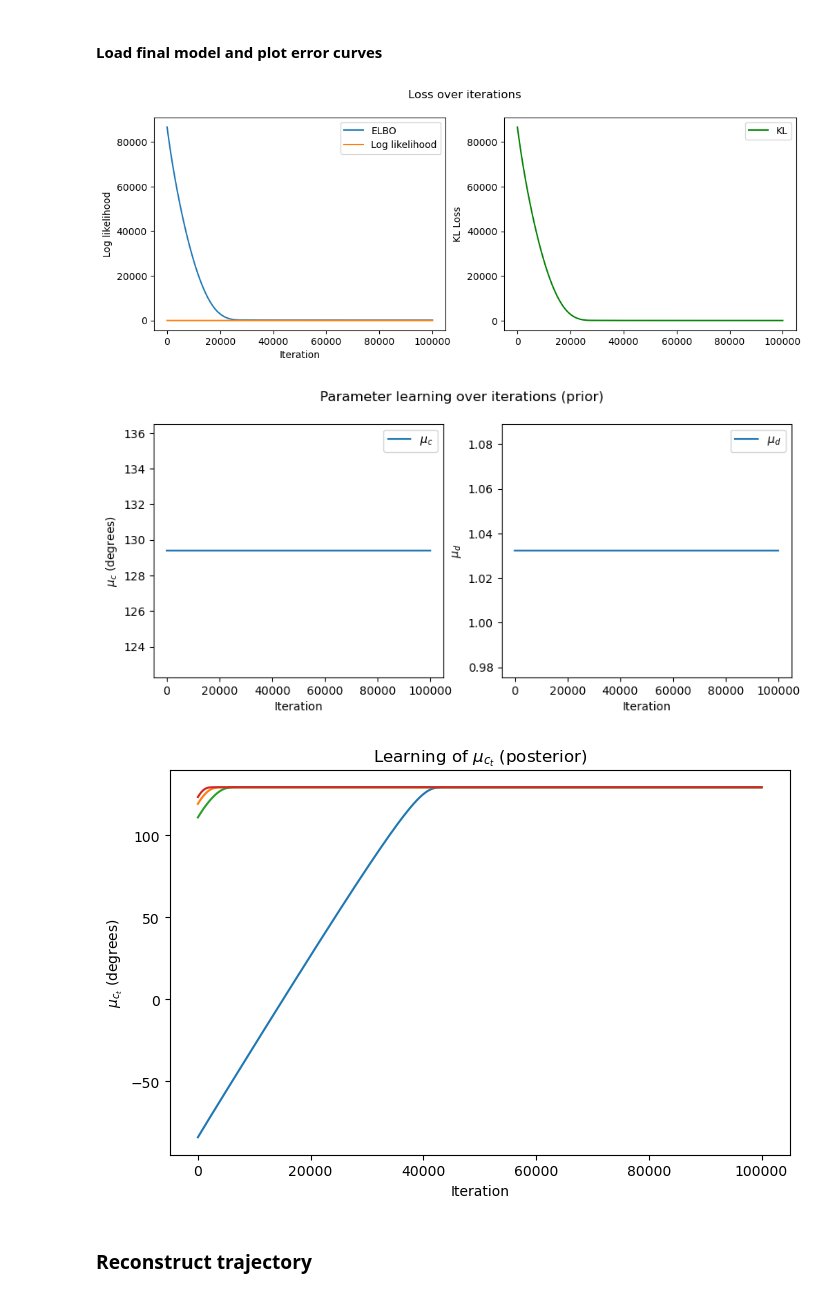
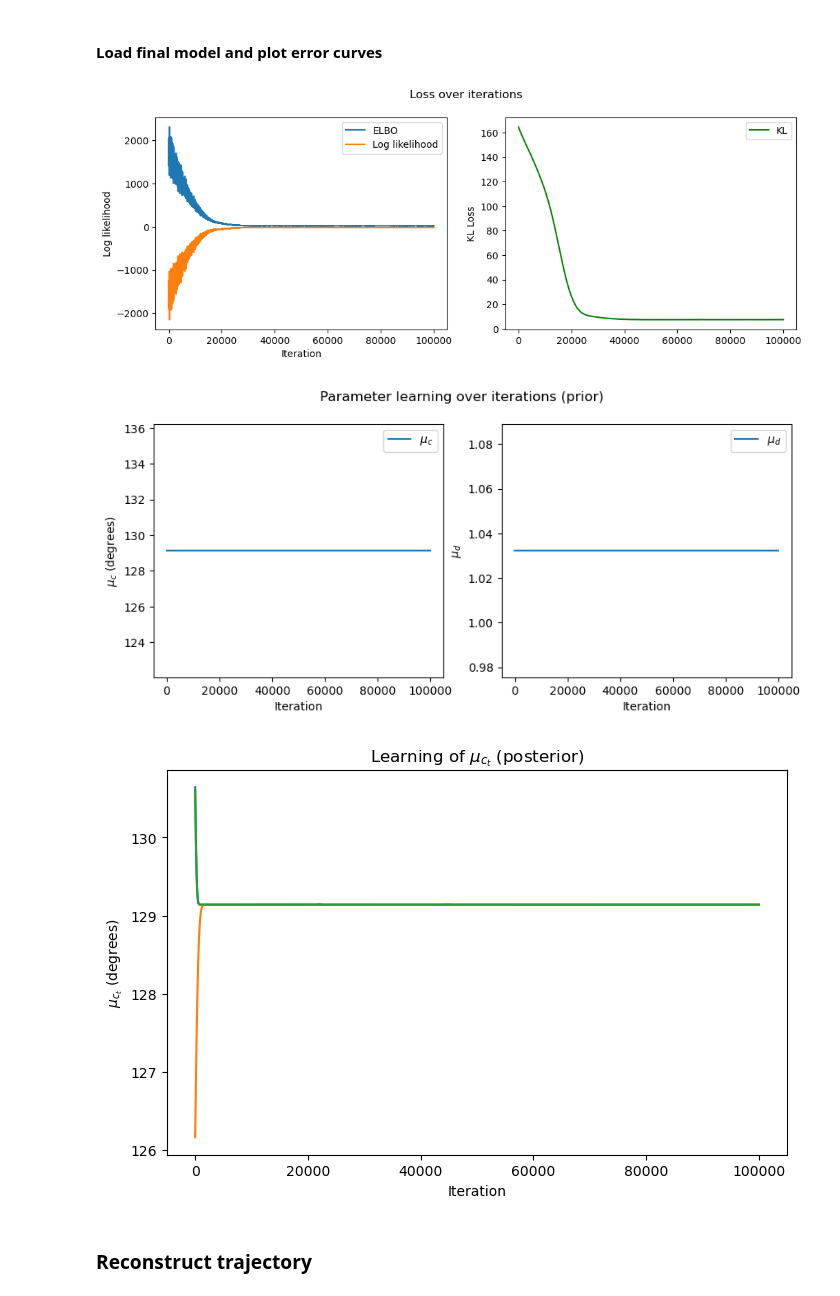
Before and after one commit to nguyen-td/perceptual-straightening, a Jupyter notebook: main.ipynb, the cells around one changed output. Cells and saved outputs as stored; diff of their text form; code cells hidden in the pictures.

Commit message:
initialize posterior with MLE

```diff
--- a/main.ipynb
+++ b/main.ipynb
@@ -97,0 +104,22 @@ sigma_post_init = torch.randn(N-1, 3 + (N-1), 3 + (N-1))
+# %%
+# create initial values
+mu_post_d_init = torch.mean(d.detach(), 0)
+mu_post_c_init = torch.mean(c.detach(), 0)
+mu_post_a_init = torch.mean(a.detach(), 0)
+mu_post_l_init = torch.tensor([0.0])
+M = torch.numel(mu_post_d_init) + torch.numel(mu_post_c_init) + torch.numel(mu_post_a_init) + torch.numel(mu_post_l_init)
+
+sigma_post_init = torch.randn(M, M)
+
+mu_prior_d_init = torch.mean(mu_post_d_init)
+mu_prior_c_init = torch.mean(mu_post_c_init)
+mu_prior_a_init = torch.zeros(N-1, requires_grad=False) # maybe change that to be the mean of the posterior
+mu_prior_l_init = torch.tensor([0.0], requires_grad=False)
+
+d_size = N - 1
+c_size = N - 2
+a_size = (N - 1) * (N - 2)
+sigma_prior_d_init = torch.var(mu_post_d_init, correction=False, keepdim=True) + torch.exp(0.5 * torch.mean(torch.diag(sigma_post_init)[:d_size]))
+sigma_prior_c_init = torch.var(mu_post_c_init, correction=False, keepdim=True) + torch.exp(0.5 * torch.mean(torch.diag(sigma_post_init)[d_size:d_size + c_size]))
+sigma_prior_a_init = torch.var(mu_post_a_init, dim=0, correction=False) + torch.exp(0.5 * torch.mean(torch.diag(sigma_post_init)[d_size + c_size:d_size + c_size + a_size]))
+sigma_prior_l_init = torch.tensor([1.0], requires_grad=False)
@@ -159,8 +192,8 @@ ll_loss = np.zeros(iterations)
 # variables
 c_prior = np.zeros(iterations)
 d_prior = np.zeros(iterations)
-c_post = np.zeros((N-1, iterations))
-# c_post = np.zeros((N-2, iterations))
+# c_post = np.zeros((N-1, iterations))
+c_post = np.zeros((N-2, iterations))
 
 best_iteration = 0
 for i in range(iterations):
@@ -180,9 +213,9 @@ for i in range(iterations):
     errors[i] = loss.item()
     kl_loss[i] = kl.item()
     ll_loss[i] = log_ll.item()
-    c_prior[i] = model.mu_prior_c.detach().numpy()[0] * (180 / np.pi)
-    d_prior[i] = model.mu_prior_d.detach().numpy()[0]
-    c_post[:, i] = model.mu_post_c.detach().numpy() * (180 / np.pi)
+    c_prior[i] = np.rad2deg(model.mu_prior_c.detach().numpy())
+    d_prior[i] = model.mu_prior_d.detach().numpy()
+    c_post[:, i] = np.rad2deg(model.mu_post_c.detach().numpy())
 
     # print progress
     if not i % 250:
@@ -245,7 +278,7 @@ fig.suptitle('Loss over iterations')
 plt.savefig(Path(out_dict) / f"error_{sim_curvature}")
 plt.show()
 # %% [output]
-[figure, old version]
+[figure, new version]
 # %%
 fig, axs = plt.subplots(1, 2, figsize=(10, 4))
 
@@ -262,18 +295,18 @@ for i in range(2):
 fig.suptitle('Parameter learning over iterations (prior)')
 plt.show()
 # %% [output]
-[figure, old version]
+[figure, new version]
 # %%
 plt.figure(figsize=(8, 5))
-# for i in range(N-2):
-for i in range(N-1):
-    plt.plot(c_post[i])
+for i in range(N-2):
+# for i in range(N-1):
+    plt.plot(c_post[i, :])
 plt.title(r"Learning of $\mu_{c_t}$ (posterior)")
 plt.ylabel(r'$\mu_{c_t}$ (degrees)')
 plt.xlabel("Iteration")
 plt.show()
 # %% [output]
-[figure, old version]
+[figure, new version]
 # %%
 # plt.plot(c_post[6])
 # plt.show()
```
Also changed, not shown: parts of 11 cells of this notebook, 2 other files.
